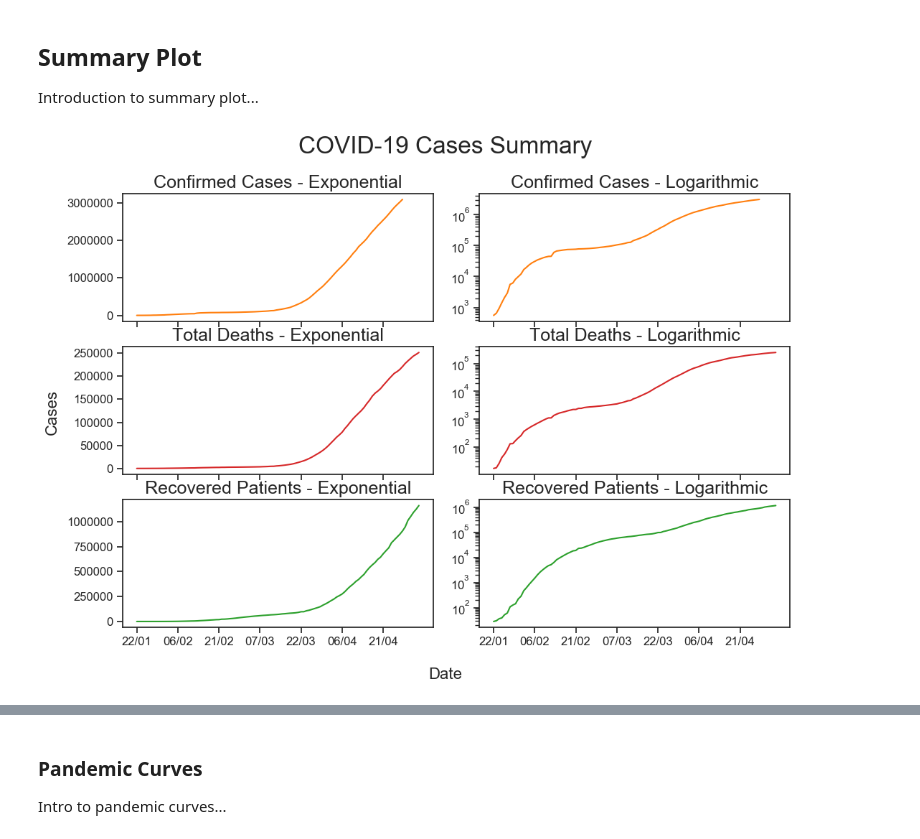
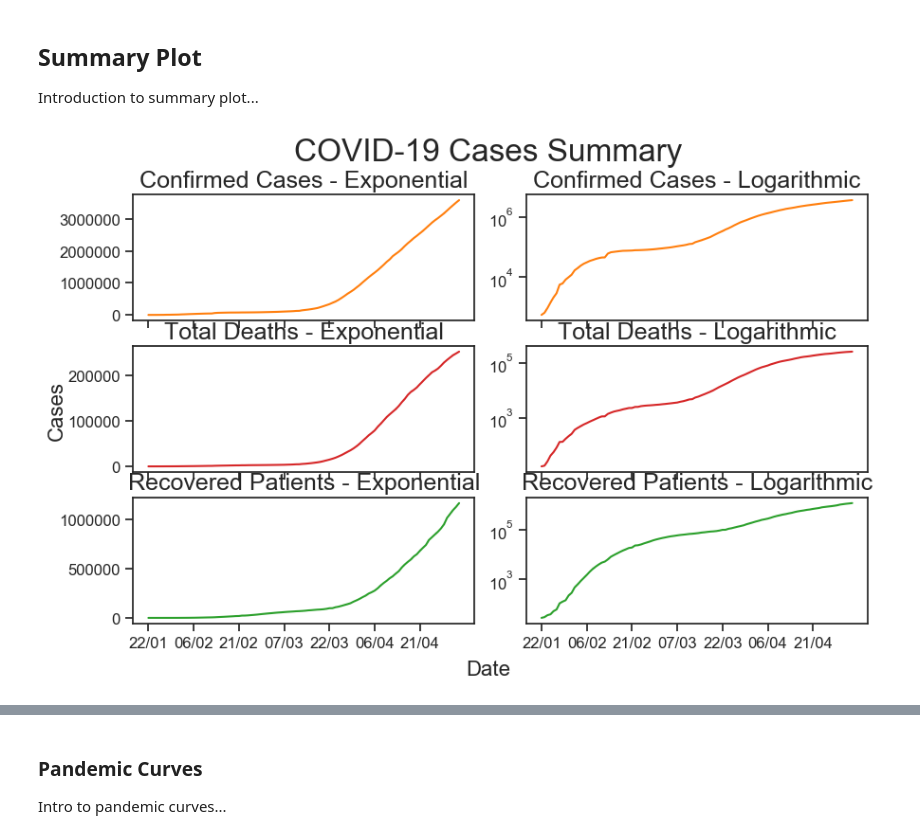
Before and after one commit to Sterris/viz_project, a Jupyter notebook: notebooks/All_Visualisations_02_05.ipynb, the cells around one changed output, grey strips where cells are left out. Drawn from its saved outputs; the diff is of its cells as text; code cells hidden in the pictures.

```diff
--- a/notebooks/All_Visualisations_02_05.ipynb
+++ b/notebooks/All_Visualisations_02_05.ipynb
@@ -180,7 +180,7 @@ for col in cases_data:
         xticklabels.append(col.strftime("%d/%m"))
     i = i +1
 
-fig, axs = plt.subplots(3, 2, figsize = (12,8),dpi=100, sharex='col',
+fig, axs = plt.subplots(3, 2, figsize = (10,6),dpi=100, sharex='col',
                         gridspec_kw={'hspace': 0.2, 'wspace': 0.15})
 (ax1, ax2), (ax3, ax4), (ax5, ax6) = axs
 fig.suptitle('COVID-19 Cases Summary', fontsize = 24)
@@ -192,34 +192,34 @@ ax5.plot(recovered_data.columns, recovered_data.sum(), 'tab:green')
 ax6.plot(recovered_data.columns, recovered_data.sum(), 'tab:green')
 
 ax1.set(title = "Confirmed Cases - Exponential");
 ax2.set(title = "Confirmed Cases - Logarithmic", yscale= "log");
 ax3.set(title = "Total Deaths - Exponential");
 ax4.set(title = "Total Deaths - Logarithmic", yscale= "log");
 ax5.set(title = "Recovered Patients - Exponential");
 ax6.set(title = "Recovered Patients - Logarithmic", yscale= "log");
 
 ax1.title.set_size(18);
 ax2.title.set_size(18);
 ax3.title.set_size(18);
 ax4.title.set_size(18);
 ax5.title.set_size(18);
 ax6.title.set_size(18);
 
 for ax in axs.flat:
     ax.set_xticks(x_ticks)
     ax.set_xticklabels(xticklabels)
 #     ax.tick_params('x', rotation = 40)
     ax.tick_params('y', labelsize ='small')
     for tick in ax.xaxis.get_major_ticks():
         tick.label.set_fontsize(12)
     for tick in ax.yaxis.get_major_ticks():
         tick.label.set_fontsize(12)
 
 fig.text(0.035, 0.5, "Cases", verticalalignment="center", rotation = 90, fontsize = 16);
 fig.text(0.5, 0.035, "Date", horizontalalignment="center", rotation = 0, fontsize = 16);
 ## plt.savefig('COVID_Cases_Plot.png');
 # %% [output]
-[figure, old version]
+[figure, new version]
 # %%
 display(fig)
 # %% [output]
```
Also changed, not shown: parts of 4 cells of this notebook.
